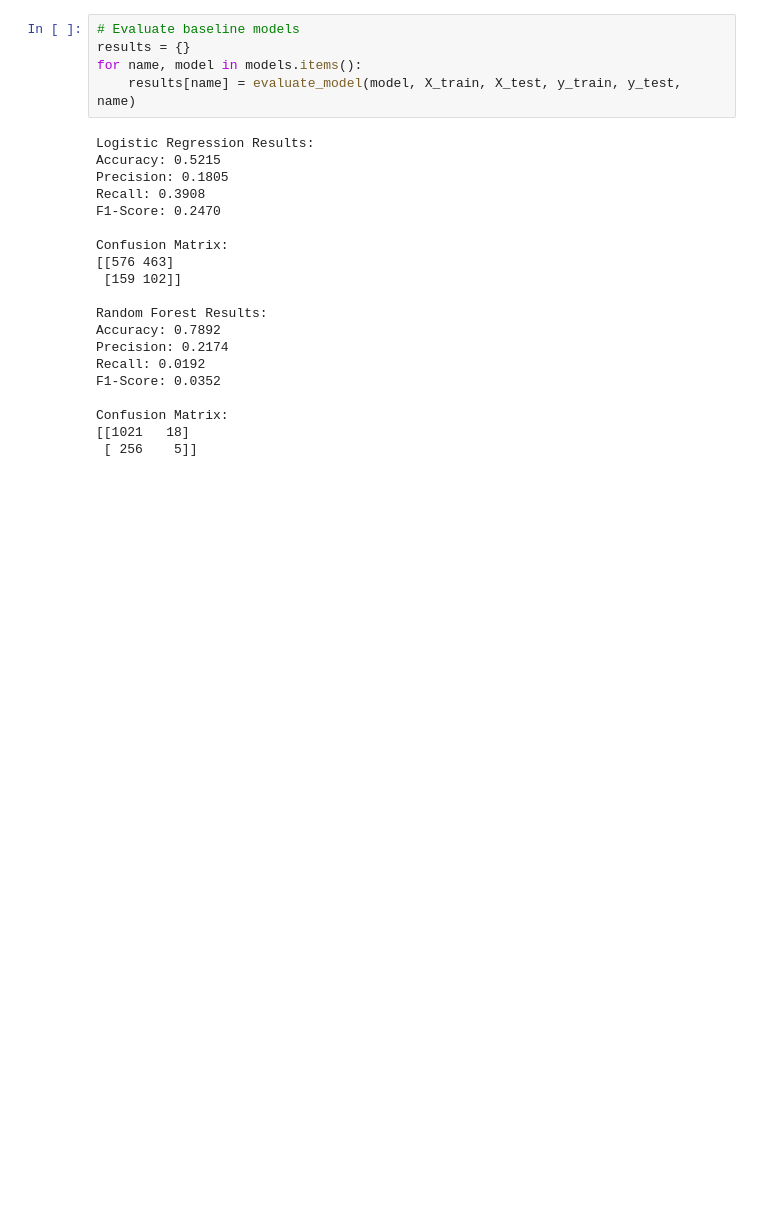
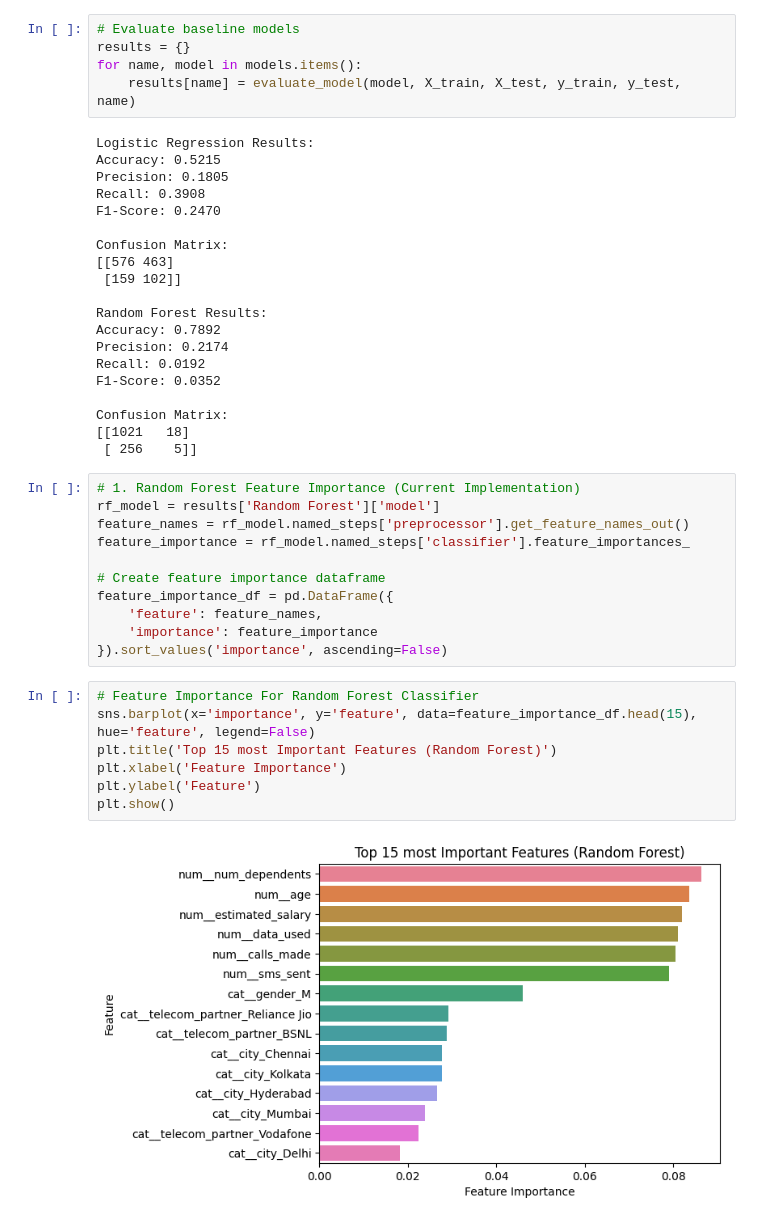
Before and after one commit to Lakes41/Telecom-customer-churn-predictor, a Jupyter notebook: notebook.ipynb, the cells around one changed output. Saved outputs shown, nothing was run; the diff lists cells and outputs as text; blank space fills up the shorter version.

Commit message:
First trial Feature Importance visualised

```diff
--- a/notebook.ipynb
+++ b/notebook.ipynb
@@ -560,3 +568,23 @@ F1-Score: 0.0352
 Confusion Matrix:
 [[1021   18]
  [ 256    5]]
+# %%
+# 1. Random Forest Feature Importance (Current Implementation)
+rf_model = results['Random Forest']['model']
+feature_names = rf_model.named_steps['preprocessor'].get_feature_names_out()
+feature_importance = rf_model.named_steps['classifier'].feature_importances_
+
+# Create feature importance dataframe
+feature_importance_df = pd.DataFrame({
+    'feature': feature_names,
+    'importance': feature_importance
+}).sort_values('importance', ascending=False)
+# %%
+# Feature Importance For Random Forest Classifier
+sns.barplot(x='importance', y='feature', data=feature_importance_df.head(15), hue='feature', legend=False)
+plt.title('Top 15 most Important Features (Random Forest)')
+plt.xlabel('Feature Importance')
+plt.ylabel('Feature')
+plt.show()
+# %% [output]
+[figure, added]
```
Also changed, not shown: parts of 12 cells of this notebook.
